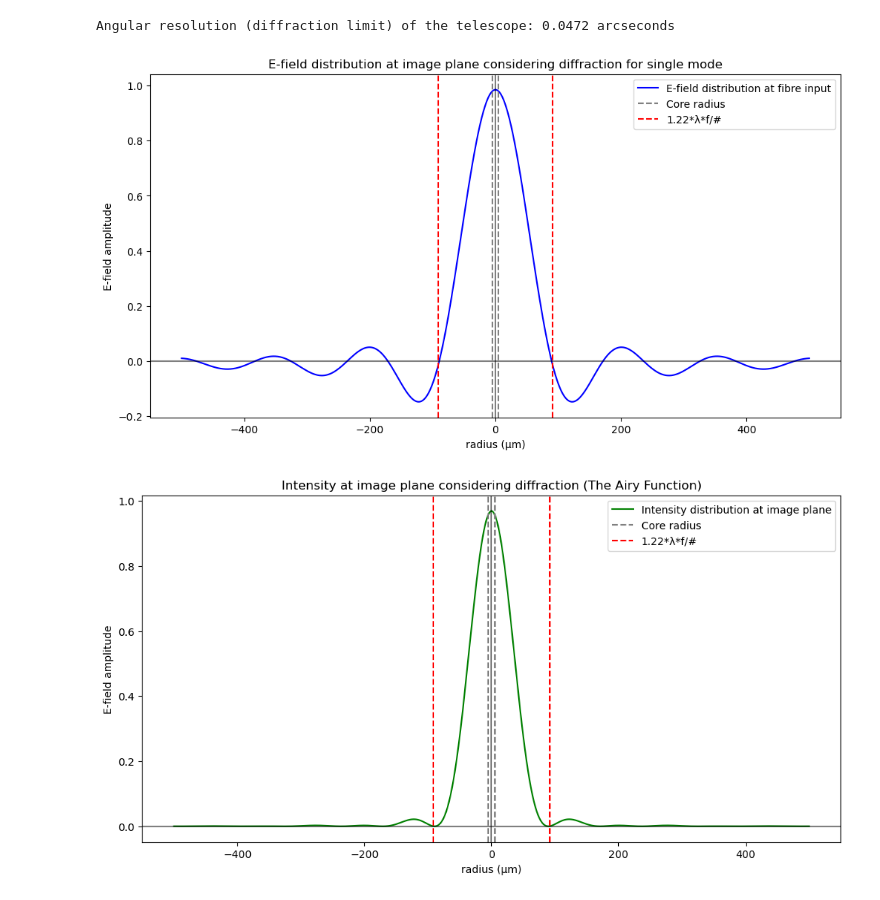
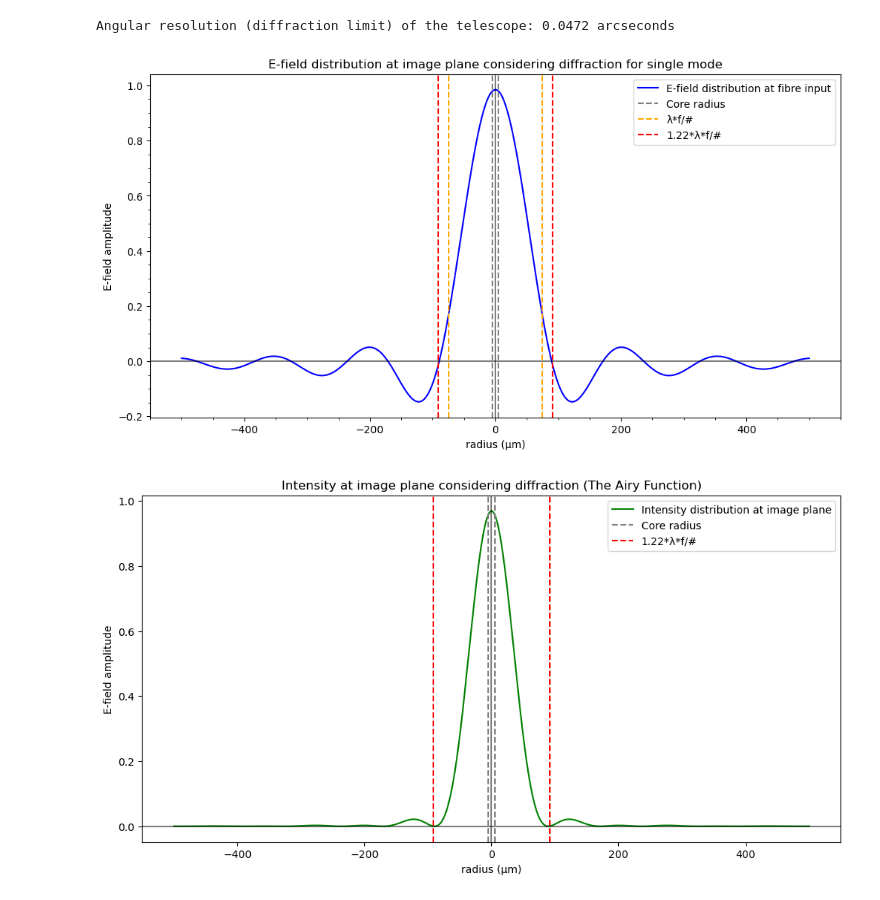
Before and after one commit to TongyueLiu/OH-Suppression-MRes-Project, a Jupyter notebook: notebooks/Diffraction limited profile of E-field.ipynb, the cells around one changed output. Saved outputs shown, nothing was run; the diff lists cells and outputs as text; code cells hidden in the pictures.

```diff
--- a/notebooks/Diffraction limited profile of E-field.ipynb
+++ b/notebooks/Diffraction limited profile of E-field.ipynb
@@ -588,20 +588,26 @@ Angular resolution (diffraction limit) of the telescope: 0.0472 arcseconds
 # %%
 plt.figure(figsize=(12, 6))
 plt.plot(r * 1e6, E_image, label = 'E-field distribution at fibre input', color='blue')
 plt.plot(-r * 1e6, E_image, color='blue') # Plot the negative radius to show the symmetry of the diffraction pattern
 plt.axhline(0, color='black', alpha=0.5) # Add a horizontal line at y=0 for reference
 plt.axvline(0, color='black', alpha=0.5) # Add a vertical line at x=0 for reference
 plt.axvline(a * 1e6, color = 'gray', linestyle='--', label='Core radius')
 plt.axvline((-a) * 1e6, color = 'gray', linestyle='--')
+plt.axvline((lam0 * F)* 1e6, color = 'orange', linestyle='--', label='λ*f/#')
+plt.axvline((-lam0 * F)* 1e6, color = 'orange', linestyle='--')
 plt.axvline((1.22*lam0 * F)* 1e6, color = 'red', linestyle='--', label='1.22*λ*f/#')
 plt.axvline((-1.22*lam0 * F)* 1e6, color = 'red', linestyle='--')
 plt.title("E-field distribution at image plane considering diffraction for single mode")
 plt.xlabel('radius (µm)')
 plt.ylabel('E-field amplitude')
 plt.legend()
+
+# Add minor ticks
+plt.gca().minorticks_on()
+
 plt.show()
 # %% [output]
-[figure, old version]
+[figure, new version]
 # %%
 plt.figure(figsize=(12, 6))
 plt.plot(r * 1e6, I_image, label = 'Intensity distribution at image plane', color='green')
```
Also changed, not shown: 2 other files.
